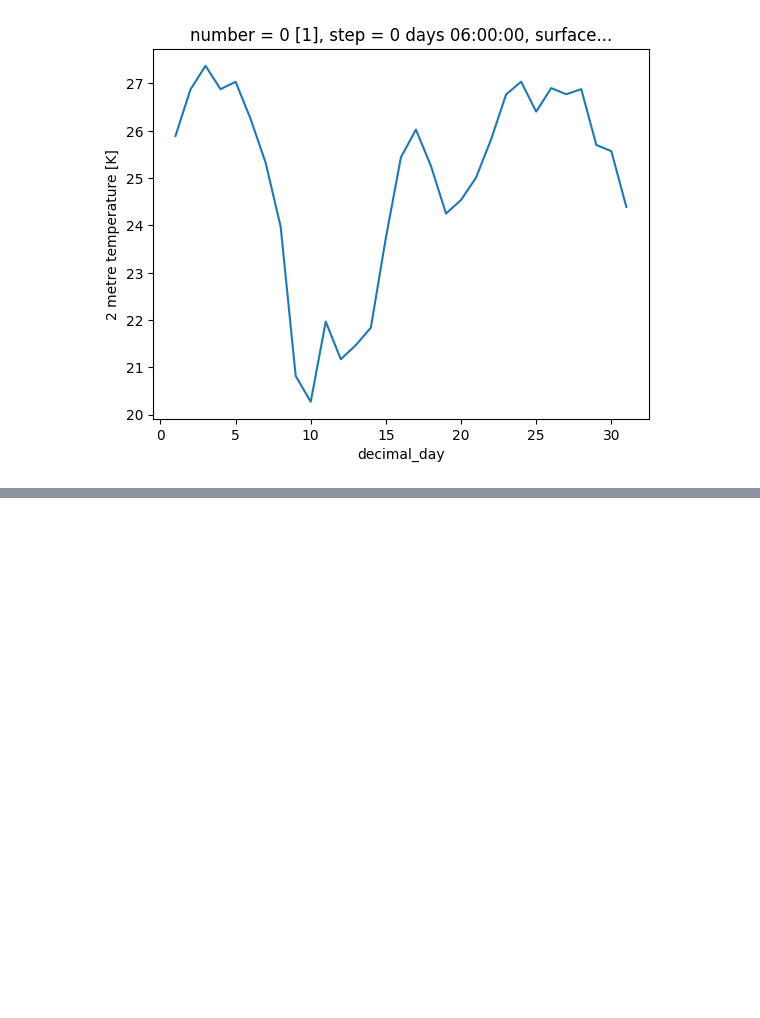
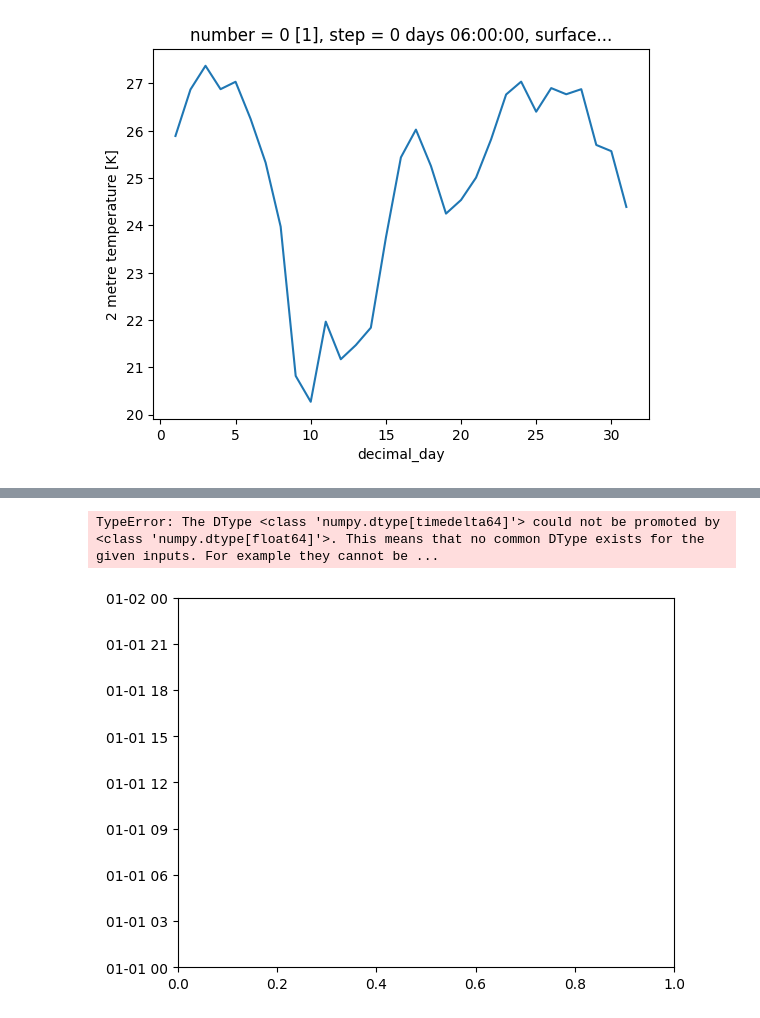
Before and after one commit to edwardLum/mapping-data-visualization-python, a Jupyter notebook: code/exercise1/Working with xarray.ipynb, the cells around one changed output, grey strips where cells are left out. Saved outputs shown, nothing was run; the diff lists cells and outputs as text; code cells hidden in the pictures; blank space fills up the shorter version.

```diff
--- a/code/exercise1/Working with xarray.ipynb
+++ b/code/exercise1/Working with xarray.ipynb
@@ -186,0 +206,10 @@ temp_mean.plot.step()
+# %%
+temperature2d = ds.t2m.isel(longitude=5, latitude=8)
+
+# Convert to hours
+hours = timedeltas.astype('timedelta64[h]').astype(float)
+
+temperature2d.plot()
+# %% [output]
+TypeError: The DType <class 'numpy.dtype[timedelta64]'> could not be promoted by <class 'numpy.dtype[float64]'>. This means that no common DType exists for the given inputs. For example they cannot be ...
+[figure, added]
```
Also changed, not shown: parts of 22 cells of this notebook.
